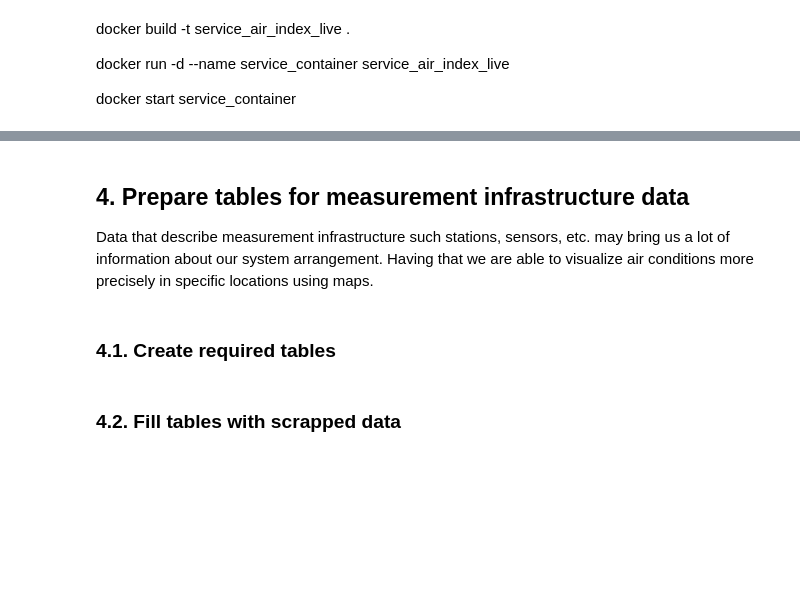
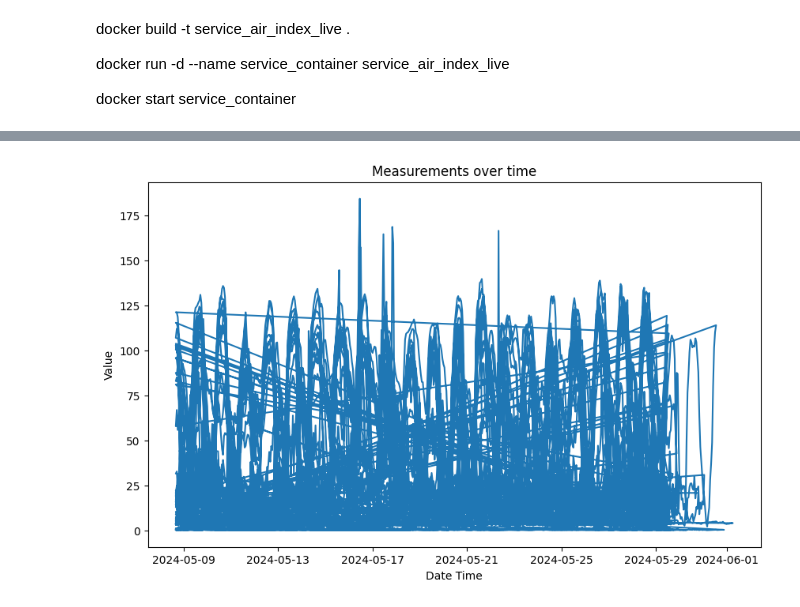
Before and after one commit to KosoliCstud/project, a Jupyter notebook: project_code.ipynb, the cells around one changed output, grey strips where cells are left out. Saved outputs shown, nothing was run; the diff lists cells and outputs as text; code cells hidden in the pictures; blank space fills up the shorter version.

```diff
--- a/project_code.ipynb
+++ b/project_code.ipynb
@@ -26,7 +26,7 @@ conn = psycopg2.connect(
     user=db_user,
     password=db_password,
     host=db_host,
-    port=db_port
+    port='5432'
 )
 # %% [markdown]
 ## **3. Scrap and prepare data from chosen API.**
@@ -208,7 +306,7 @@ rows = cur.fetchall()
 cur.close()
 conn.close()
 
-df = pd.DataFrame(rows, columns=['station_id', 'date_time', 'value'])
+df = pd.DataFrame(rows, columns=['sensor_id', 'sensor_code', 'date_time', 'value'])
 
 print(df.head())
 
@@ -218,3 +316,4 @@ plt.xlabel('Date Time')
 plt.ylabel('Value')
 plt.title('Measurements over time')
 plt.show()
+# %% [output]
@@ -221,6 +326 @@ plt.show()
+[figure, added]
-# %% [markdown]
-## **4. Prepare tables for measurement infrastructure data**
-
-Data that describe measurement infrastructure such stations, sensors, etc. may bring us a lot of information about our system arrangement. Having that we are able to visualize air conditions more precisely in specific locations using maps.
-# %% [markdown]
-### **4.1. Create required tables**
@@ -282,2 +326,0 @@ conn.commit()
-# %% [markdown]
-### **4.2. Fill tables with scrapped data**
```
Also changed, not shown: parts of 14 cells of this notebook, 1 other file.
